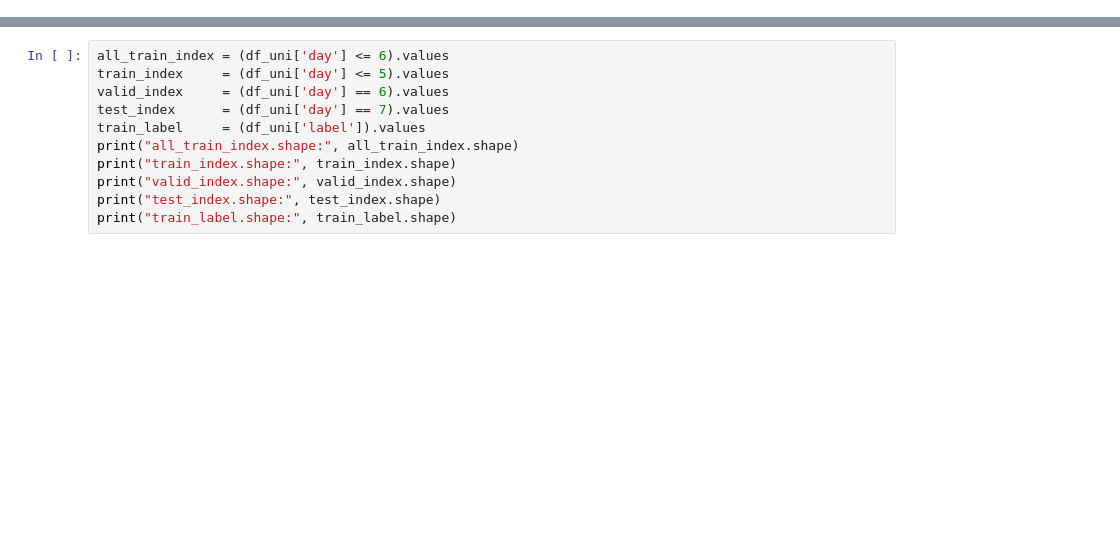
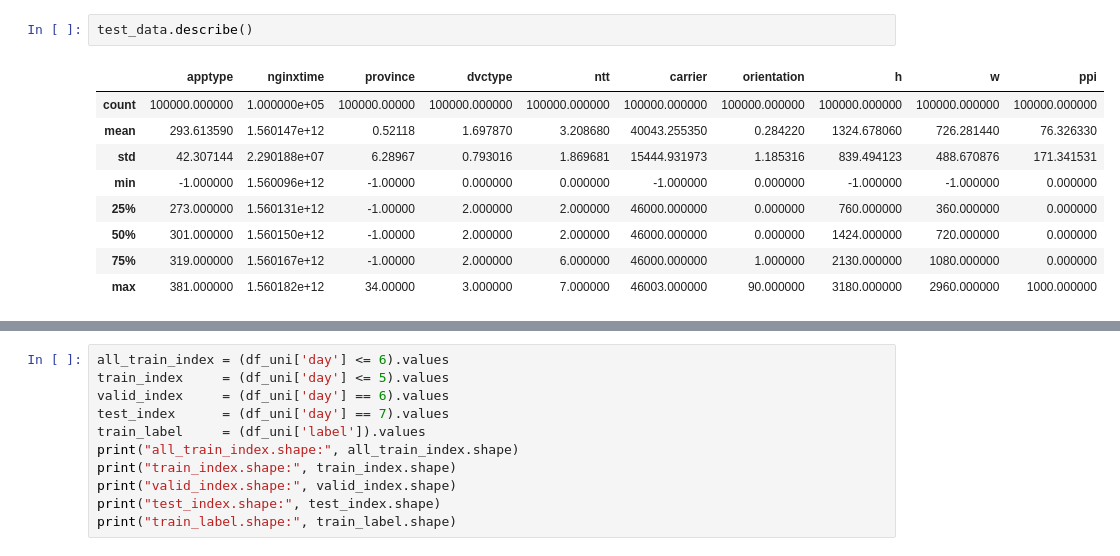
Before and after one commit to wangzhefeng/mlproj, a Jupyter notebook: src/projects/ad_fraud/lightgbm.ipynb, the cells around one changed output, grey strips where cells are left out. Drawn from its saved outputs; the diff is of its cells as text; blank space fills up the shorter version.

```diff
--- a/src/projects/ad_fraud/lightgbm.ipynb
+++ b/src/projects/ad_fraud/lightgbm.ipynb
@@ -249,0 +127,12 @@ post process
+# %%
+test_data.describe()
+# %% [output]
+|  | apptype | nginxtime | province | dvctype | ntt | carrier | orientation | h | w | ppi |
+| count | 100000.000000 | 1.000000e+05 | 100000.00000 | 100000.000000 | 100000.000000 | 100000.000000 | 100000.000000 | 100000.000000 | 100000.000000 | 100000.000000 |
+| mean | 293.613590 | 1.560147e+12 | 0.52118 | 1.697870 | 3.208680 | 40043.255350 | 0.284220 | 1324.678060 | 726.281440 | 76.326330 |
+| std | 42.307144 | 2.290188e+07 | 6.28967 | 0.793016 | 1.869681 | 15444.931973 | 1.185316 | 839.494123 | 488.670876 | 171.341531 |
+| min | -1.000000 | 1.560096e+12 | -1.00000 | 0.000000 | 0.000000 | -1.000000 | 0.000000 | -1.000000 | -1.000000 | 0.000000 |
+| 25% | 273.000000 | 1.560131e+12 | -1.00000 | 2.000000 | 2.000000 | 46000.000000 | 0.000000 | 760.000000 | 360.000000 | 0.000000 |
+| 50% | 301.000000 | 1.560150e+12 | -1.00000 | 2.000000 | 2.000000 | 46000.000000 | 0.000000 | 1424.000000 | 720.000000 | 0.000000 |
+| 75% | 319.000000 | 1.560167e+12 | -1.00000 | 2.000000 | 6.000000 | 46000.000000 | 1.000000 | 2130.000000 | 1080.000000 | 0.000000 |
+| max | 381.000000 | 1.560182e+12 | 34.00000 | 3.000000 | 7.000000 | 46003.000000 | 90.000000 | 3180.000000 | 2960.000000 | 1000.000000 |
```
Also changed, not shown: parts of 63 cells of this notebook, 10 other files.
